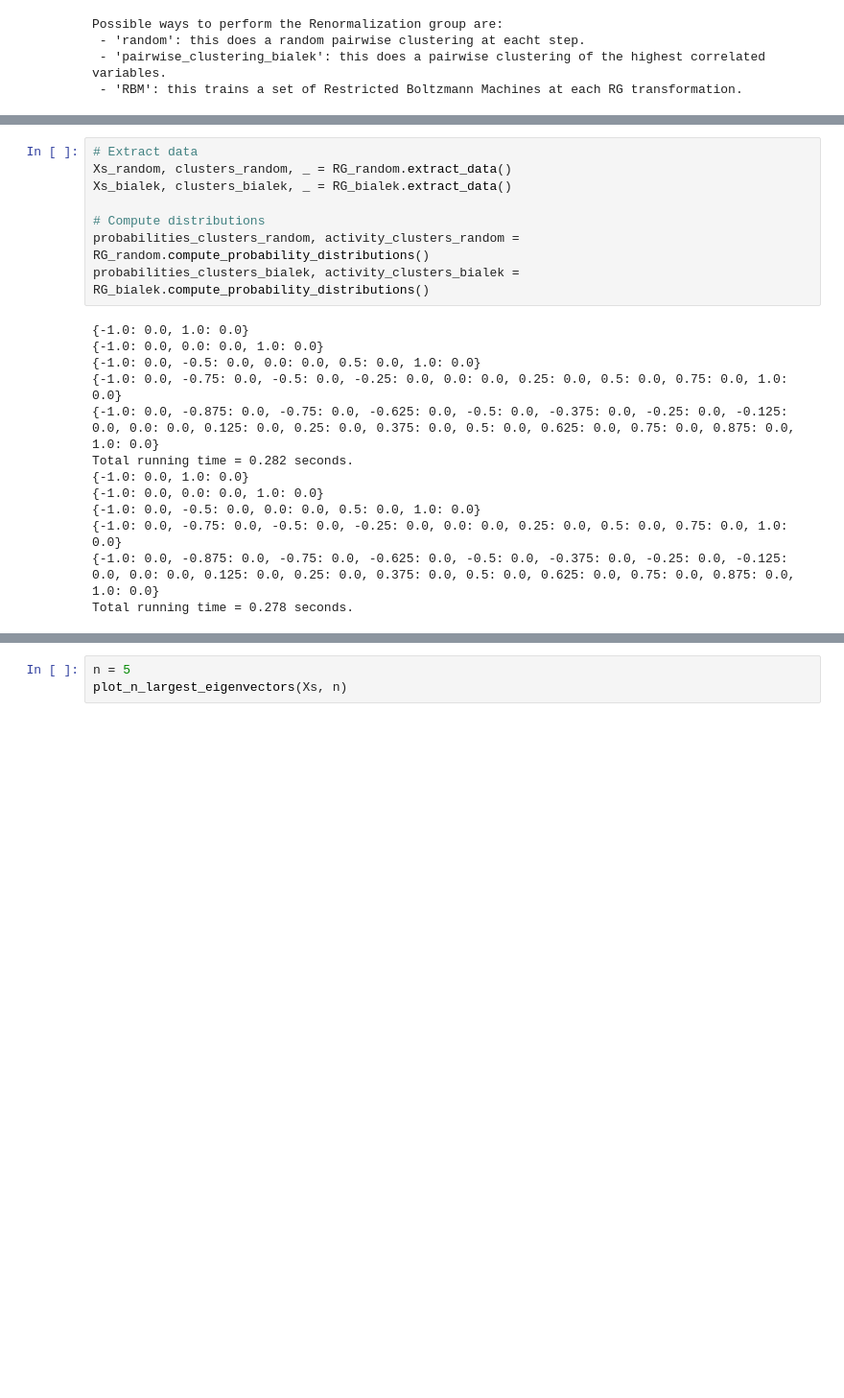
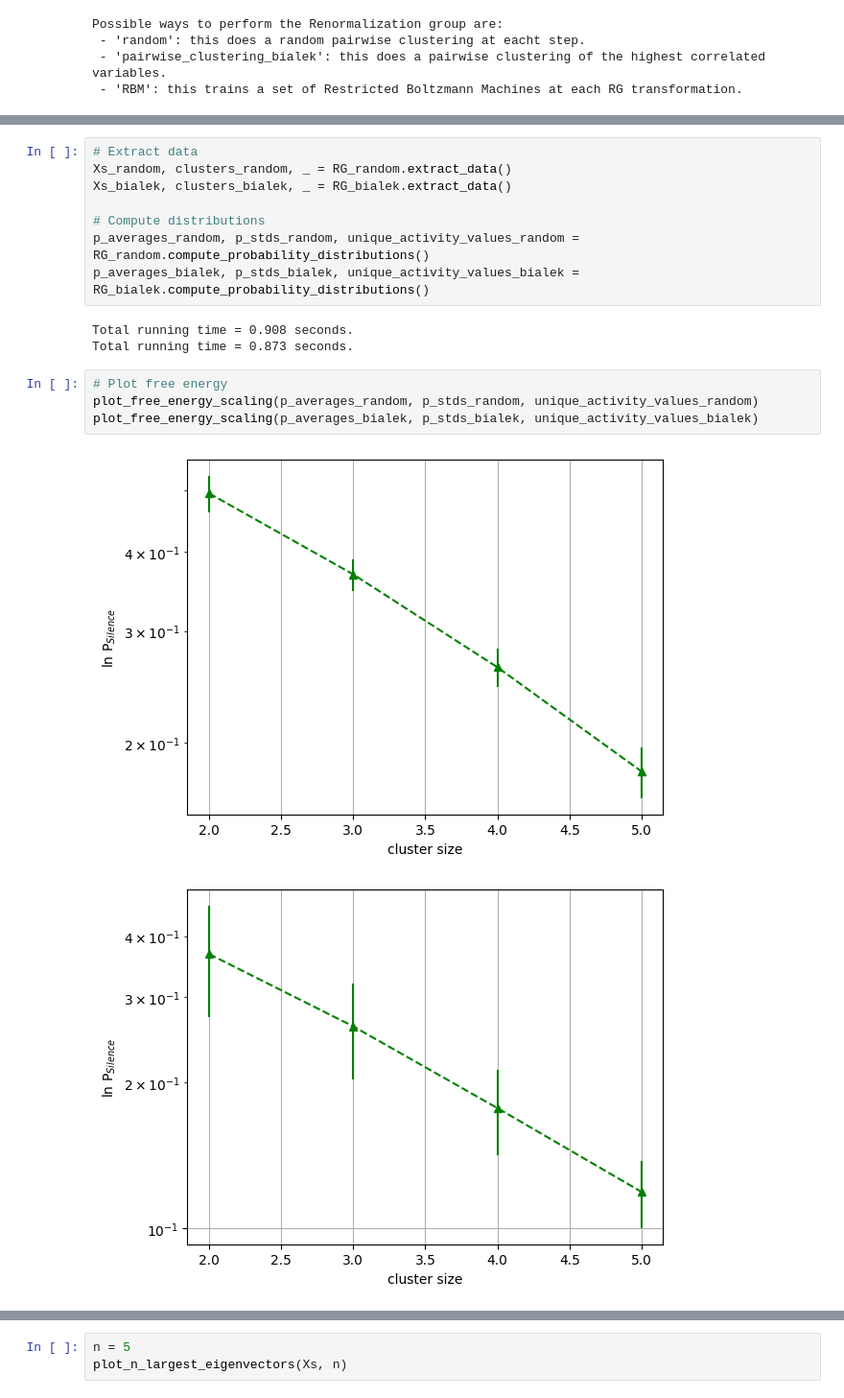
Before and after one commit to KKMGeraedts/Renormalization-Group-Bialek, a Jupyter notebook: Studying Scaling Behabiaour of Real Space RG (Bialek).ipynb, the cells around one changed output, grey strips where cells are left out. Shown at 96% size. Drawn from its saved outputs; the diff is of its cells as text; blank space fills up the shorter version.

```diff
--- a/Studying Scaling Behabiaour of Real Space RG (Bialek).ipynb
+++ b/Studying Scaling Behabiaour of Real Space RG (Bialek).ipynb
@@ -87,21 +97,18 @@ Xs_random, clusters_random, _ = RG_random.extract_data()
 Xs_bialek, clusters_bialek, _ = RG_bialek.extract_data()
 
 # Compute distributions
-probabilities_clusters_random, activity_clusters_random = RG_random.compute_probability_distributions()
-probabilities_clusters_bialek, activity_clusters_bialek = RG_bialek.compute_probability_distributions()
+p_averages_random, p_stds_random, unique_activity_values_random = RG_random.compute_probability_distributions()
+p_averages_bialek, p_stds_bialek, unique_activity_values_bialek = RG_bialek.compute_probability_distributions()
 # %% [output]
-{-1.0: 0.0, 1.0: 0.0}
-{-1.0: 0.0, 0.0: 0.0, 1.0: 0.0}
-{-1.0: 0.0, -0.5: 0.0, 0.0: 0.0, 0.5: 0.0, 1.0: 0.0}
-{-1.0: 0.0, -0.75: 0.0, -0.5: 0.0, -0.25: 0.0, 0.0: 0.0, 0.25: 0.0, 0.5: 0.0, 0.75: 0.0, 1.0: 0.0}
-{-1.0: 0.0, -0.875: 0.0, -0.75: 0.0, -0.625: 0.0, -0.5: 0.0, -0.375: 0.0, -0.25: 0.0, -0.125: 0.0, 0.0: 0.0, 0.125: 0.0, 0.25: 0.0, 0.375: 0.0, 0.5: 0.0, 0.625: 0.0, 0.75: 0.0, 0.875: 0.0, 1.0: 0.0}
-Total running time = 0.282 seconds.
-{-1.0: 0.0, 1.0: 0.0}
-{-1.0: 0.0, 0.0: 0.0, 1.0: 0.0}
-{-1.0: 0.0, -0.5: 0.0, 0.0: 0.0, 0.5: 0.0, 1.0: 0.0}
-{-1.0: 0.0, -0.75: 0.0, -0.5: 0.0, -0.25: 0.0, 0.0: 0.0, 0.25: 0.0, 0.5: 0.0, 0.75: 0.0, 1.0: 0.0}
-{-1.0: 0.0, -0.875: 0.0, -0.75: 0.0, -0.625: 0.0, -0.5: 0.0, -0.375: 0.0, -0.25: 0.0, -0.125: 0.0, 0.0: 0.0, 0.125: 0.0, 0.25: 0.0, 0.375: 0.0, 0.5: 0.0, 0.625: 0.0, 0.75: 0.0, 0.875: 0.0, 1.0: 0.0}
-Total running time = 0.278 seconds.
+Total running time = 0.908 seconds.
+Total running time = 0.873 seconds.
+# %%
+# Plot free energy
+plot_free_energy_scaling(p_averages_random, p_stds_random, unique_activity_values_random)
+plot_free_energy_scaling(p_averages_bialek, p_stds_bialek, unique_activity_values_bialek)
+# %% [output]
+[figure, added]
+[figure, added]
 # %%
 # Plot eigenvalue spectra
 plot_eigenvalue_spectra_within_clusters(Xs_random, clusters_random)
```
Also changed, not shown: parts of 14 cells of this notebook, 2 other files.
